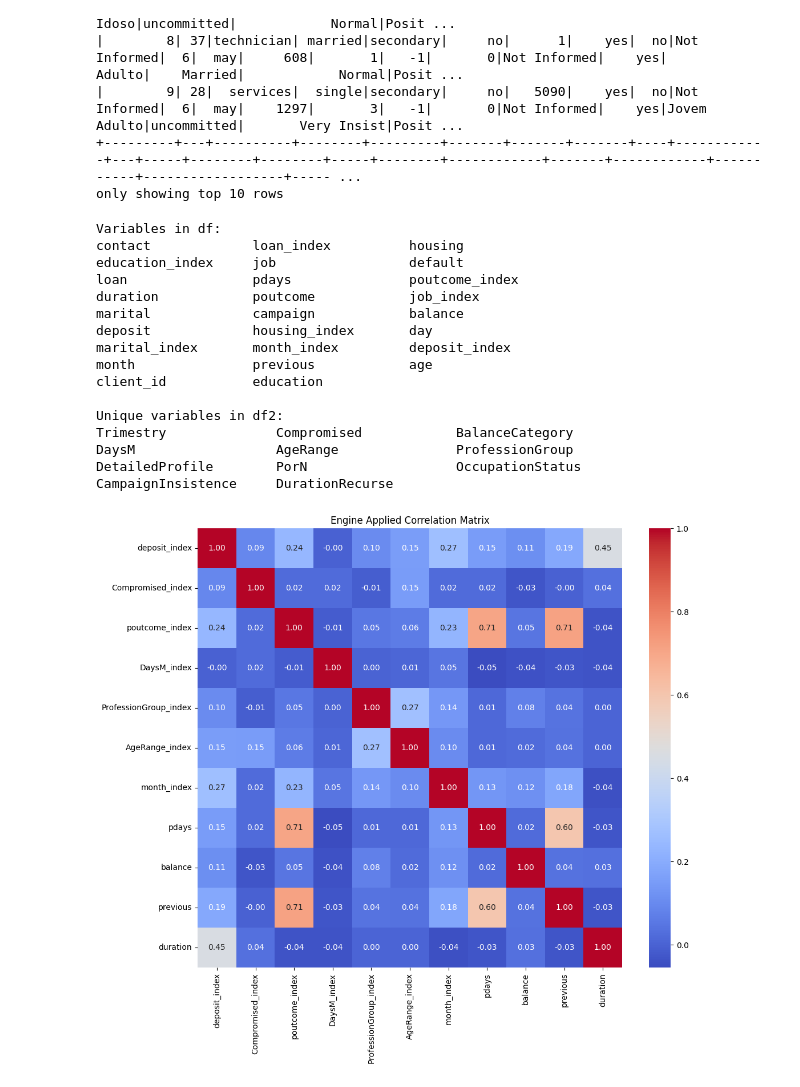
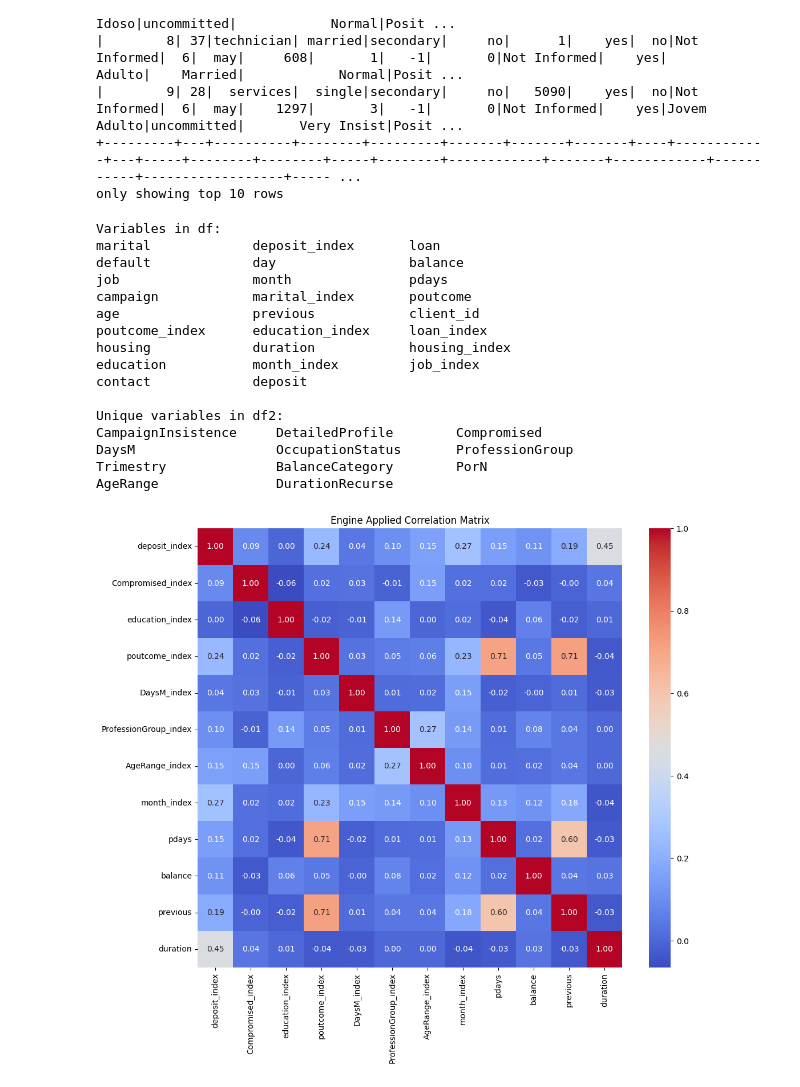
Before and after one commit to KoreTane/MKTBank, a Jupyter notebook: MKTBank.ipynb, the cells around one changed output. Drawn from its saved outputs; the diff is of its cells as text; code cells hidden in the pictures.

```diff
--- a/MKTBank.ipynb
+++ b/MKTBank.ipynb
@@ -398,8 +398,8 @@ df2 = df2.withColumn("BalanceCategory",
 
 # Creating DaysM column
 df2 = df2.withColumn("DaysM",
-                   when((col("day") >= 1) & (col("day") <= 8), "Beginning")
-                   .when((col("day") > 8) & (col("day") <= 24), "Middle")
+                   when((col("day") >= 1) & (col("day") <= 5), "Beginning")
+                   .when((col("day") > 5) & (col("day") <= 25), "Middle")
                    .otherwise("End"))
 
 # Creating Trimestry column
@@ -489,48 +489,48 @@ print_columns(df2_unique_columns, "Unique variables in df2")
 #       'previous', 'day', 'pdays', 'balance'],
 # %% [output]
 Variables in df:
-contact             loan_index          housing
-education_index     job                 default
-loan                pdays               poutcome_index
-duration            poutcome            job_index
-marital             campaign            balance
-deposit             housing_index       day
-marital_index       month_index         deposit_index
-month               previous            age
-client_id           education
+marital             deposit_index       loan
+default             day                 balance
+job                 month               pdays
+campaign            marital_index       poutcome
+age                 previous            client_id
+poutcome_index      education_index     loan_index
+housing             duration            housing_index
+education           month_index         job_index
+contact             deposit
 
 Unique variables in df2:
-Trimestry              Compromised            BalanceCategory
-DaysM                  AgeRange               ProfessionGroup
-DetailedProfile        PorN                   OccupationStatus
-CampaignInsistence     DurationRecurse
+CampaignInsistence     DetailedProfile        Compromised
+DaysM                  OccupationStatus       ProfessionGroup
+Trimestry              BalanceCategory        PorN
+AgeRange               DurationRecurse
 # %%
 # Defining categorical and numerical columns
-categorical_cols2 = ['deposit','Compromised','poutcome','DaysM', 'ProfessionGroup','AgeRange','month']
+categorical_cols2 = ['deposit','Compromised','education','poutcome','DaysM', 'ProfessionGroup','AgeRange','month']
 
 numerical_cols2 = ['pdays', 'balance','previous','duration']
 
 # Transforming categorical variables into numerical
 indexers2 = [StringIndexer(inputCol=col, outputCol=f"{col}_index") for col in categorical_cols2]
 for indexer in indexers2:
     df2 = indexer.fit(df2).transform(df2)
 
 # Selecting the necessary columns
 df_indexed2 = df2.select([F.col(f"{col}_index") for col in categorical_cols2] + [F.col(col) for col in numerical_cols2])
 
 # Converting to Pandas DataFrame to calculate the correlation matrix
 df_pandas2 = df_indexed2.toPandas()
 
 # Calculating the correlation matrix
 correlation_matrix2 = df_pandas2.corr()
 
 # Plotting the correlation matrix
 plt.figure(figsize=(12, 10))
 sns.heatmap(correlation_matrix2, annot=True, cmap='coolwarm', fmt='.2f')
 plt.title('Engine Applied Correlation Matrix')
 plt.show()
 # %% [output]
-[figure, old version]
+[figure, new version]
 # %%
 # Defining the figure size
 plt.figure(figsize=(24, 10))  # Increase width to accommodate both charts
```
Also changed, not shown: parts of 2 cells of this notebook.
